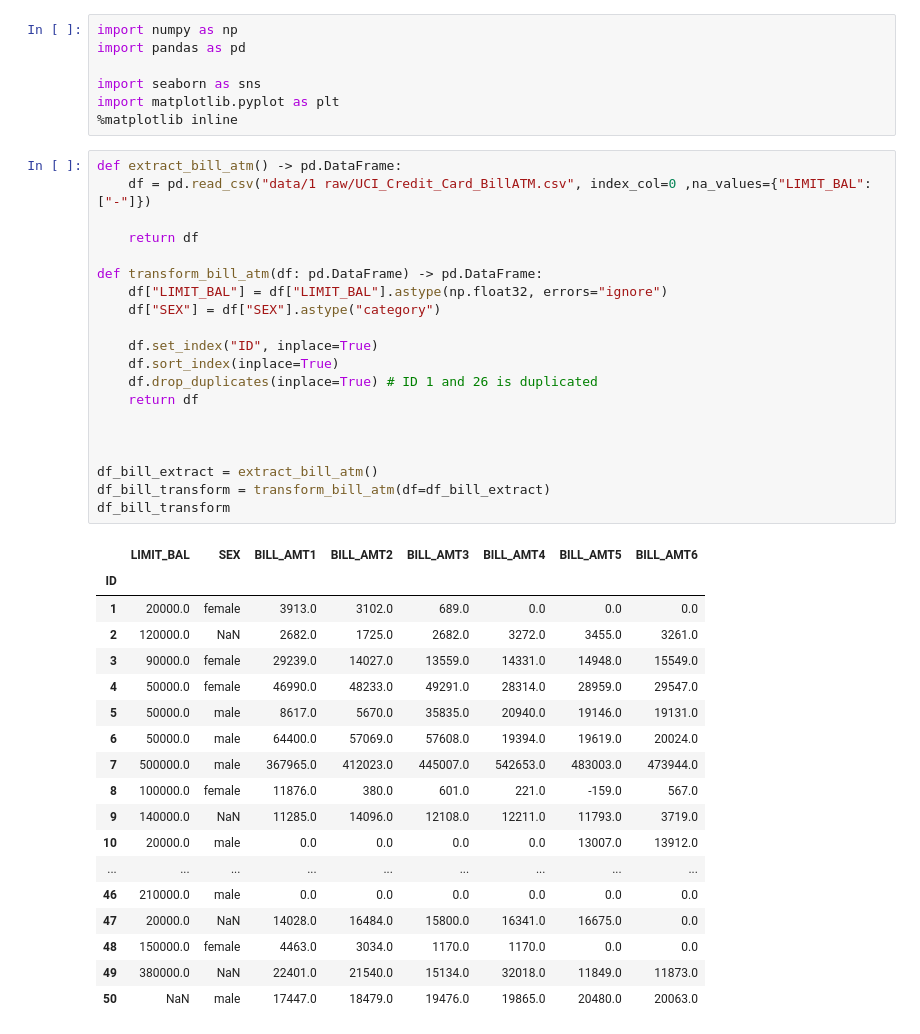
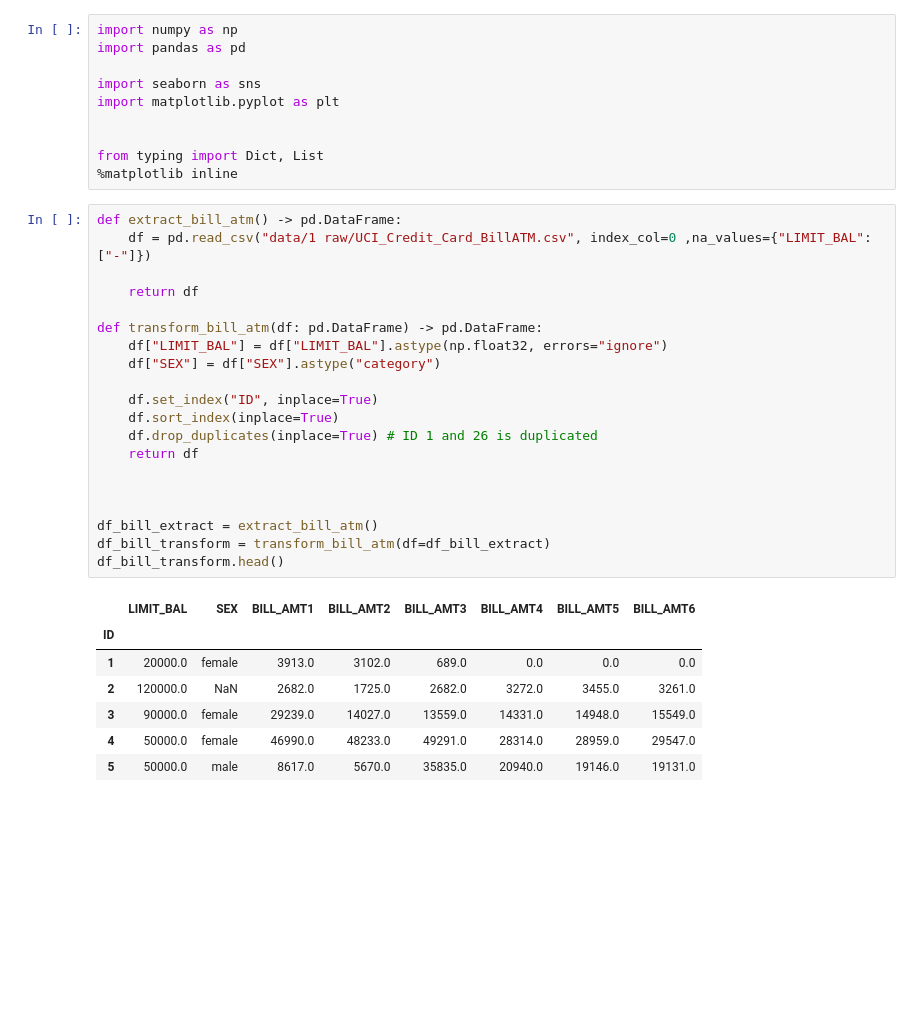
Before and after one commit to AdolfoVillalobos/ta-data-analysis-challenge, a Jupyter notebook: exploration.ipynb, the cells around one changed output. Drawn from its saved outputs; the diff is of its cells as text; blank space fills up the shorter version.

```diff
--- a/exploration.ipynb
+++ b/exploration.ipynb
@@ -4,45 +4,37 @@ import pandas as pd
 
 import seaborn as sns
 import matplotlib.pyplot as plt
+
+
+from typing import Dict, List
 %matplotlib inline
 # %%
 def extract_bill_atm() -> pd.DataFrame:
     df = pd.read_csv("data/1 raw/UCI_Credit_Card_BillATM.csv", index_col=0 ,na_values={"LIMIT_BAL": ["-"]})
 
     return df
 
 def transform_bill_atm(df: pd.DataFrame) -> pd.DataFrame:
     df["LIMIT_BAL"] = df["LIMIT_BAL"].astype(np.float32, errors="ignore")
     df["SEX"] = df["SEX"].astype("category")
 
     df.set_index("ID", inplace=True)
     df.sort_index(inplace=True)
     df.drop_duplicates(inplace=True) # ID 1 and 26 is duplicated
     return df
 
 
 
 df_bill_extract = extract_bill_atm()
 df_bill_transform = transform_bill_atm(df=df_bill_extract)
-df_bill_transform
+df_bill_transform.head()
 # %% [output]
 |  | LIMIT_BAL | SEX | BILL_AMT1 | BILL_AMT2 | BILL_AMT3 | BILL_AMT4 | BILL_AMT5 | BILL_AMT6 |
 | ID |  |  |  |  |  |  |  |  |
 | 1 | 20000.0 | female | 3913.0 | 3102.0 | 689.0 | 0.0 | 0.0 | 0.0 |
 | 2 | 120000.0 | NaN | 2682.0 | 1725.0 | 2682.0 | 3272.0 | 3455.0 | 3261.0 |
 | 3 | 90000.0 | female | 29239.0 | 14027.0 | 13559.0 | 14331.0 | 14948.0 | 15549.0 |
 | 4 | 50000.0 | female | 46990.0 | 48233.0 | 49291.0 | 28314.0 | 28959.0 | 29547.0 |
 | 5 | 50000.0 | male | 8617.0 | 5670.0 | 35835.0 | 20940.0 | 19146.0 | 19131.0 |
-| 6 | 50000.0 | male | 64400.0 | 57069.0 | 57608.0 | 19394.0 | 19619.0 | 20024.0 |
-| 7 | 500000.0 | male | 367965.0 | 412023.0 | 445007.0 | 542653.0 | 483003.0 | 473944.0 |
-| 8 | 100000.0 | female | 11876.0 | 380.0 | 601.0 | 221.0 | -159.0 | 567.0 |
-| 9 | 140000.0 | NaN | 11285.0 | 14096.0 | 12108.0 | 12211.0 | 11793.0 | 3719.0 |
-| 10 | 20000.0 | male | 0.0 | 0.0 | 0.0 | 0.0 | 13007.0 | 13912.0 |
-| ... | ... | ... | ... | ... | ... | ... | ... | ... |
-| 46 | 210000.0 | male | 0.0 | 0.0 | 0.0 | 0.0 | 0.0 | 0.0 |
-| 47 | 20000.0 | NaN | 14028.0 | 16484.0 | 15800.0 | 16341.0 | 16675.0 | 0.0 |
-| 48 | 150000.0 | female | 4463.0 | 3034.0 | 1170.0 | 1170.0 | 0.0 | 0.0 |
-| 49 | 380000.0 | NaN | 22401.0 | 21540.0 | 15134.0 | 32018.0 | 11849.0 | 11873.0 |
-| 50 | NaN | male | 17447.0 | 18479.0 | 19476.0 | 19865.0 | 20480.0 | 20063.0 |
 # %%
 def extract_pay() -> pd.DataFrame:
```
Also changed, not shown: parts of 9 cells of this notebook, 5 other files.
